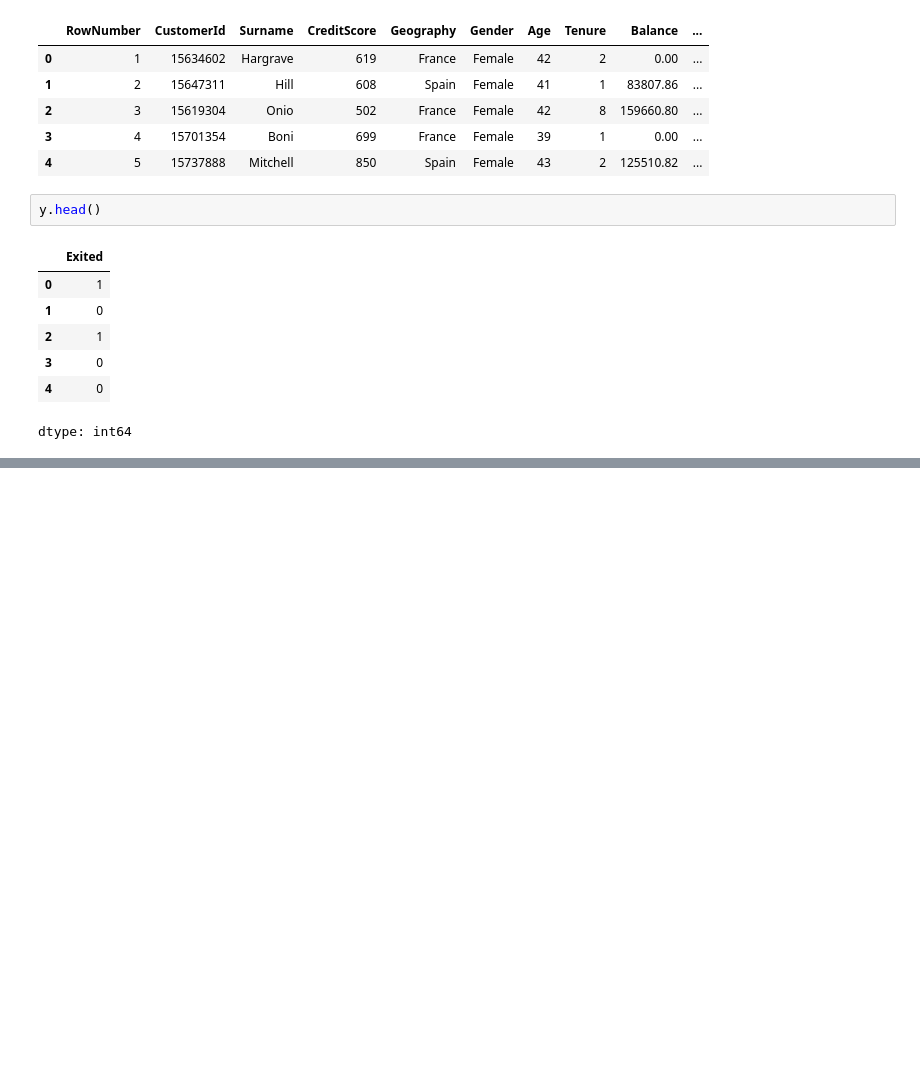
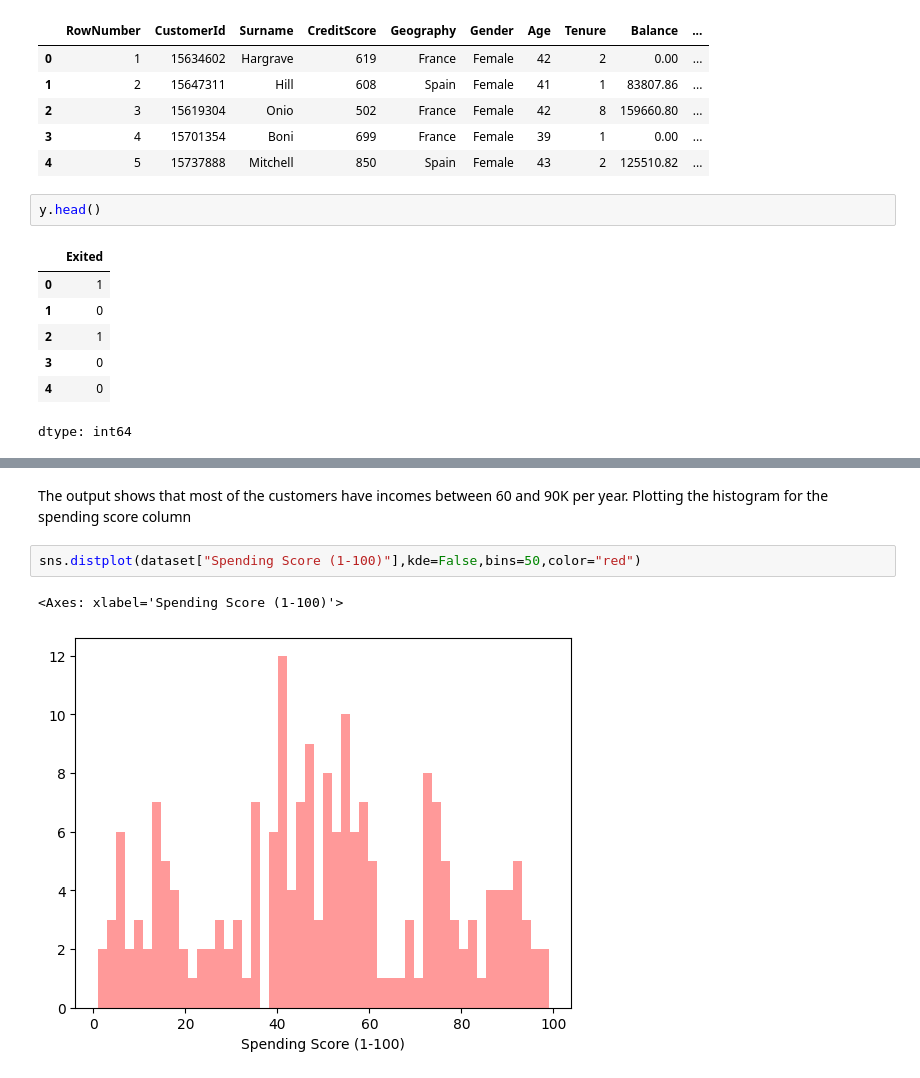
Before and after one commit to toshkumarashu/repo1, a Jupyter notebook: MachineLearining.ipynb, the cells around one changed output, grey strips where cells are left out. Saved outputs shown, nothing was run; the diff lists cells and outputs as text; blank space fills up the shorter version.

```diff
--- a/MachineLearining.ipynb
+++ b/MachineLearining.ipynb
@@ -262,0 +419,8 @@ numerical.head()
+# %% [markdown]
+The output shows that most of the customers have incomes between 60 and 90K per year.
+Plotting the histogram for the spending score column
+# %%
+sns.distplot(dataset["Spending Score (1-100)"],kde=False,bins=50,color="red")
+# %% [output]
+<Axes: xlabel='Spending Score (1-100)'>
+[figure, added]
```
Also changed, not shown: parts of 44 cells of this notebook.
